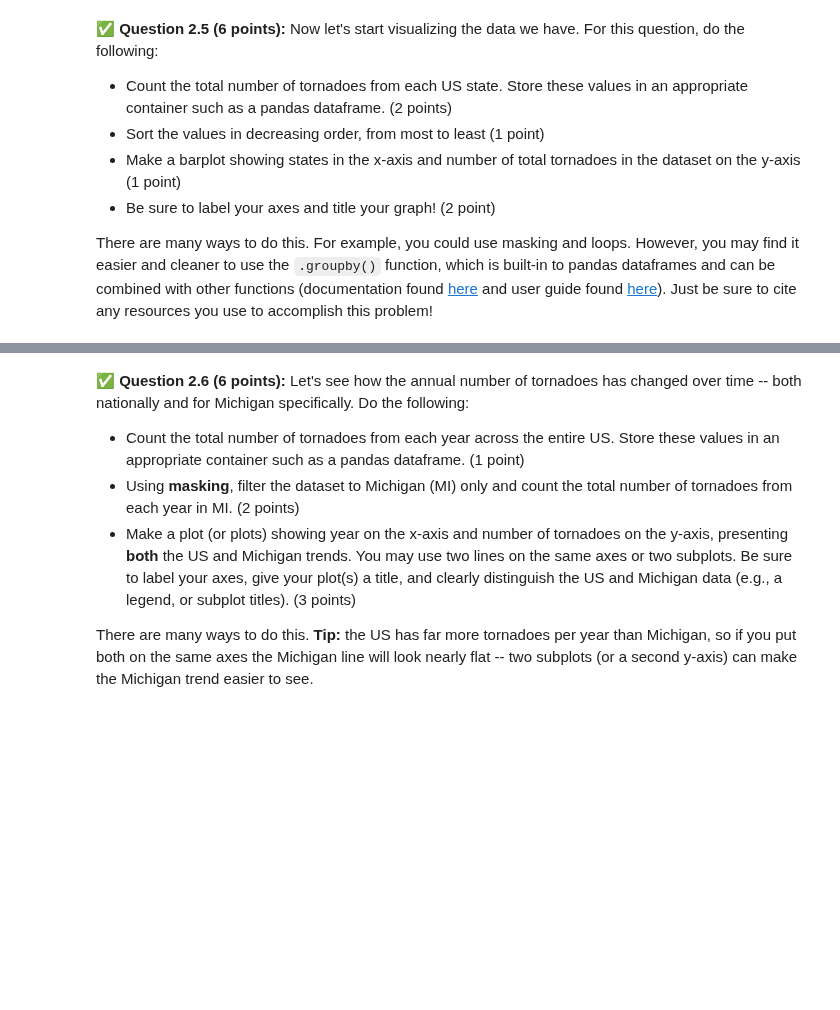
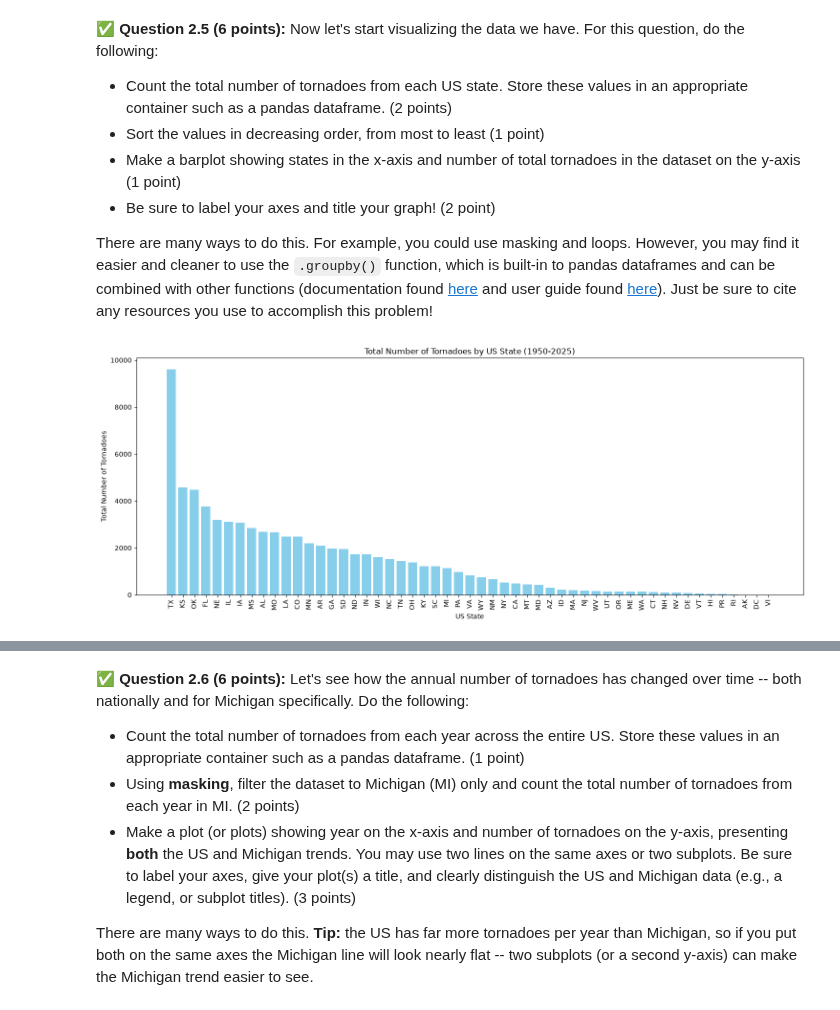
Before and after one commit to camkorson/CMSE202-f26-turnin, a Jupyter notebook: hw_01/HW01-GitPandasPackagesClasses-STUDENT.ipynb, the cells around one changed output, grey strips where cells are left out. Drawn from its saved outputs; the diff is of its cells as text; code cells hidden in the pictures; blank space fills up the shorter version.

```diff
--- a/hw_01/HW01-GitPandasPackagesClasses-STUDENT.ipynb
+++ b/hw_01/HW01-GitPandasPackagesClasses-STUDENT.ipynb
@@ -266,0 +280,6 @@ Look at the data and the documentation and see what would have caused the issue.
+# %%
+df= pd.read_csv('1950-2025_actual_tornadoes.csv', delimiter=',', low_memory=False)
+
+df.head()
+
+#internet states that pandas tries to generalize what type of data is in a column to save memory, but if a column has a lot of one type than a couple of another (like NaN) itll spit out that error. Fixed with the low memory False statement.
@@ -293,3 +321,23 @@ There are many ways to do this.  For example, you could use masking and loops.
+# %%
+state_counts = df.groupby('st').size().reset_index(name='tornado_count')
+
+# Sort
+state_counts_sorted = state_counts.sort_values(by='tornado_count', ascending=False)
+
+# plot
+
+plt.figure(figsize=(15, 6))  # Make the plot wide enough to see all states
+plt.bar(state_counts_sorted['st'], state_counts_sorted['tornado_count'], color='skyblue')
+
+plt.xlabel('US State')
+plt.ylabel('Total Number of Tornadoes')
+plt.title('Total Number of Tornadoes by US State (1950-2025)')
+plt.xticks(rotation=90)
+
+plt.tight_layout()
+plt.show()
+# %% [output]
+[figure, added]
 # %% [markdown]
 <!-- END QUESTION -->
 <!-- DO NOT MODIFY OR DELETE THIS CELL. Make sure your solution to the question above is in the cell(s) above this one. -->
```
Also changed, not shown: parts of 22 cells of this notebook.
